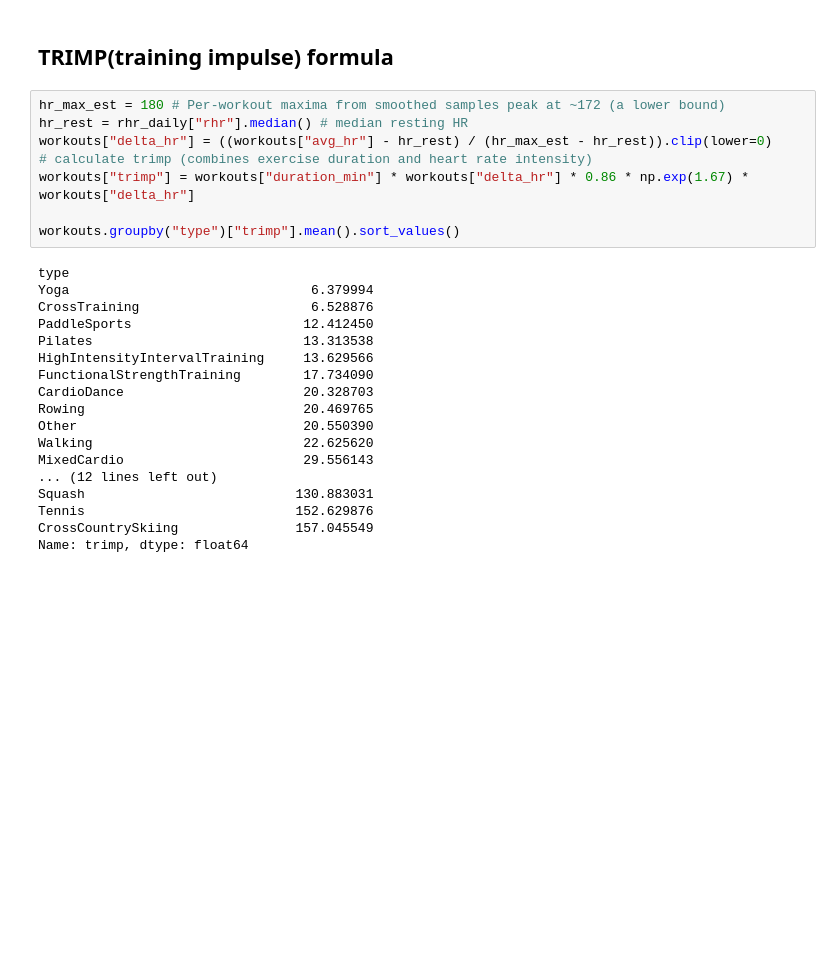
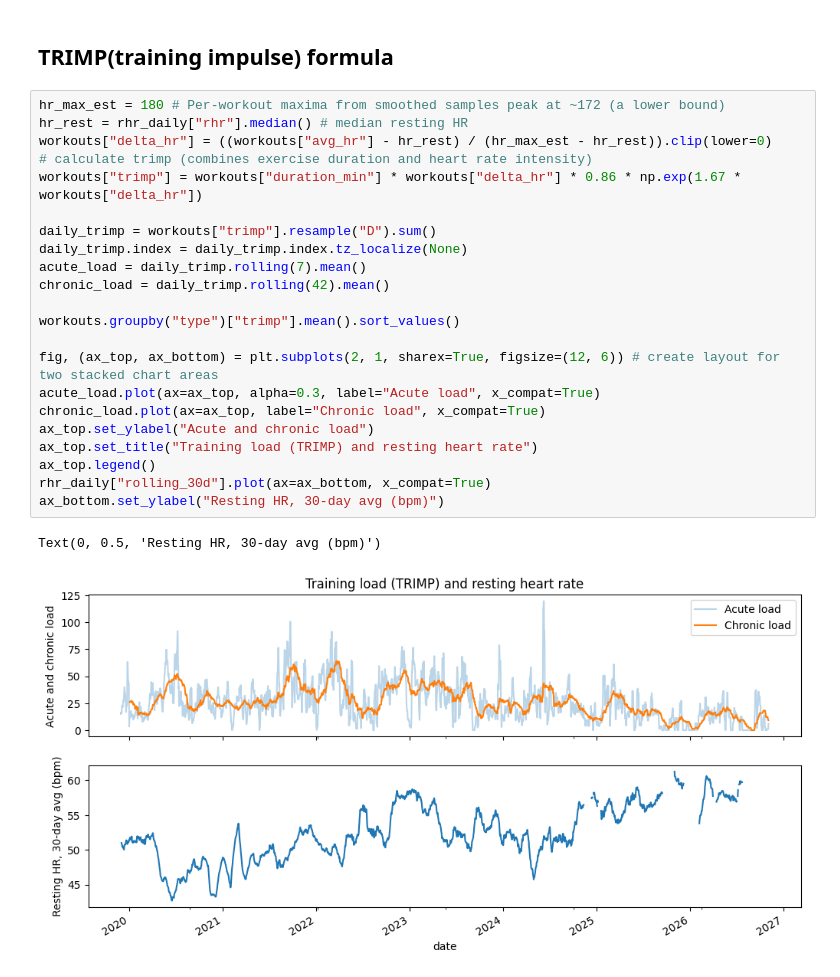
Before and after one commit to shiorissk/health-recovery, a Jupyter notebook: 01_parse.ipynb, the cells around one changed output. Cells and saved outputs as stored; diff of their text form; blank space fills up the shorter version.

Commit message:
add trimp/rhr chart

```diff
--- a/01_parse.ipynb
+++ b/01_parse.ipynb
@@ -119,26 +119,25 @@ print(workouts["hr_max"].nlargest(5).median())
 # %%
 hr_max_est = 180 # Per-workout maxima from smoothed samples peak at ~172 (a lower bound)
 hr_rest = rhr_daily["rhr"].median() # median resting HR
 workouts["delta_hr"] = ((workouts["avg_hr"] - hr_rest) / (hr_max_est - hr_rest)).clip(lower=0)
 # calculate trimp (combines exercise duration and heart rate intensity)
-workouts["trimp"] = workouts["duration_min"] * workouts["delta_hr"] * 0.86 * np.exp(1.67) * workouts["delta_hr"]
+workouts["trimp"] = workouts["duration_min"] * workouts["delta_hr"] * 0.86 * np.exp(1.67 * workouts["delta_hr"])
+
+daily_trimp = workouts["trimp"].resample("D").sum()
+daily_trimp.index = daily_trimp.index.tz_localize(None)
+acute_load = daily_trimp.rolling(7).mean()
+chronic_load = daily_trimp.rolling(42).mean()
 
 workouts.groupby("type")["trimp"].mean().sort_values()
+
+fig, (ax_top, ax_bottom) = plt.subplots(2, 1, sharex=True, figsize=(12, 6)) # create layout for two stacked chart areas
+acute_load.plot(ax=ax_top, alpha=0.3, label="Acute load", x_compat=True)
+chronic_load.plot(ax=ax_top, label="Chronic load", x_compat=True)
+ax_top.set_ylabel("Acute and chronic load")
+ax_top.set_title("Training load (TRIMP) and resting heart rate")
+ax_top.legend()
+rhr_daily["rolling_30d"].plot(ax=ax_bottom, x_compat=True)
+ax_bottom.set_ylabel("Resting HR, 30-day avg (bpm)")
 # %% [output]
-type
-Yoga                               6.379994
-CrossTraining                      6.528876
-PaddleSports                      12.412450
-Pilates                           13.313538
-HighIntensityIntervalTraining     13.629566
-FunctionalStrengthTraining        17.734090
-CardioDance                       20.328703
-Rowing                            20.469765
-Other                             20.550390
-Walking                           22.625620
-MixedCardio                       29.556143
-... (12 lines left out)
-Squash                           130.883031
-Tennis                           152.629876
-CrossCountrySkiing               157.045549
-Name: trimp, dtype: float64
+Text(0, 0.5, 'Resting HR, 30-day avg (bpm)')
+[figure, added]
```
Also changed, not shown: parts of 1 cell of this notebook.
